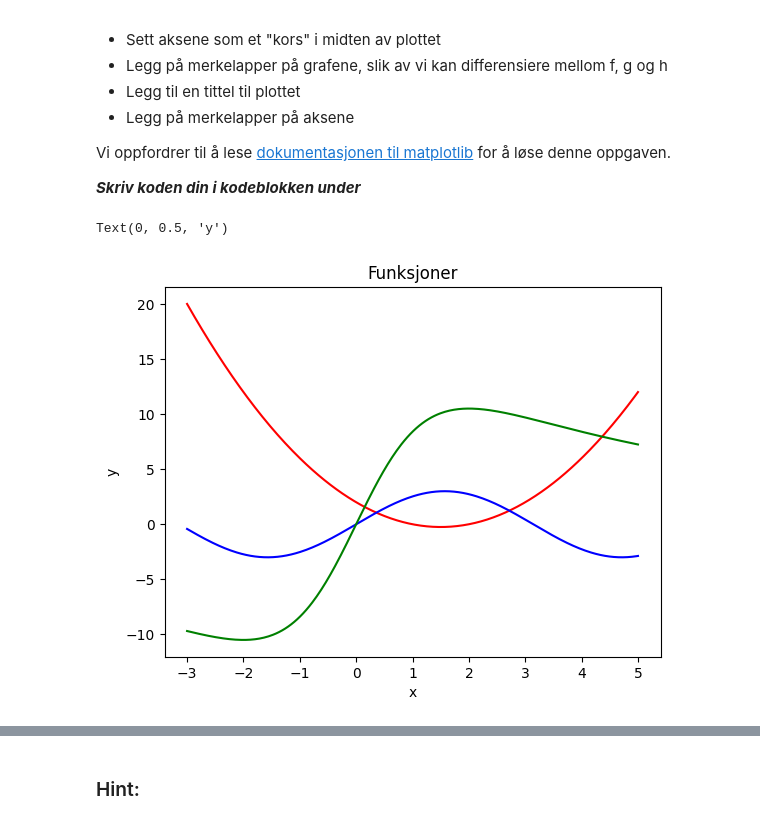
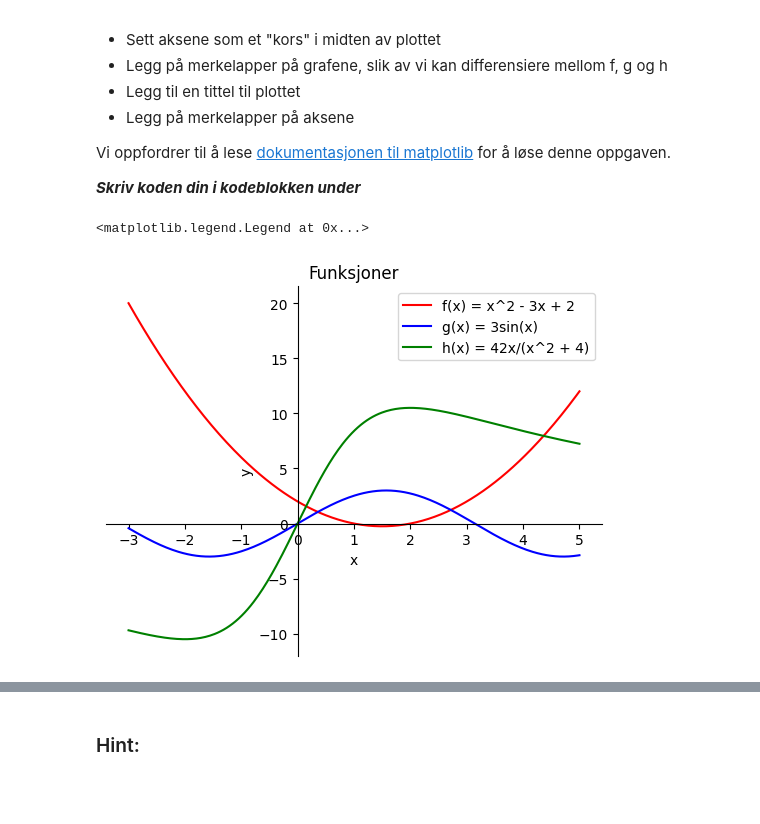
Before and after one commit to ConradOsvik/INGT1002, a Jupyter notebook: oving2/plotting.ipynb, the cells around one changed output, grey strips where cells are left out. Saved outputs shown, nothing was run; the diff lists cells and outputs as text; code cells hidden in the pictures; blank space fills up the shorter version.

Commit message:
fixed oving 2 plotting, abc method still broken

```diff
--- a/oving2/plotting.ipynb
+++ b/oving2/plotting.ipynb
@@ -223,33 +223,41 @@ Vi oppfordrer til å lese [dokumentasjonen til matplotlib](https://matplotlib.or
 # %%
 # Skriv koden din her
 import numpy as np
 import matplotlib.pyplot as plt
 %matplotlib inline
 
 def f(x):
     return x**2 - 3*x + 2
 
 def g(x):
     return 3*np.sin(x)
 
 def h(x):
     return 42*x/(x**2 + 4)
 
 x_verdier = np.linspace(-3, 5, 300)
 fx_verdier = f(x_verdier)
 gx_verdier = g(x_verdier)
 hx_verdier = h(x_verdier)
 
-plt.plot(x_verdier, fx_verdier, 'r-')
-plt.plot(x_verdier, gx_verdier, 'b-')
-plt.plot(x_verdier, hx_verdier, 'g-')
+fig, axs = plt.subplots(1, 1)
 
-plt.title('Funksjoner')
-plt.xlabel('x')
-plt.ylabel('y')
+axs.plot(x_verdier, fx_verdier, 'r-')
+axs.plot(x_verdier, gx_verdier, 'b-')
+axs.plot(x_verdier, hx_verdier, 'g-')
+
+axs.spines["left"].set_position("zero")
+axs.spines["bottom"].set_position("zero")
+axs.spines['right'].set_visible(False)
+axs.spines['top'].set_visible(False)
+
+axs.set_title('Funksjoner')
+axs.set_xlabel('x')
+axs.set_ylabel('y')
+axs.legend(["f(x) = x^2 - 3x + 2","g(x) = 3sin(x)", "h(x) = 42x/(x^2 + 4)"])
 # %% [output]
-Text(0, 0.5, 'y')
+<matplotlib.legend.Legend at 0x...>
-[figure, old version]
+[figure, new version]
 # %% [markdown]
 Et eksempel på hvordan grafen _kan_ se ut vises på bildet under:
 
```
Also changed, not shown: 1 other file.
